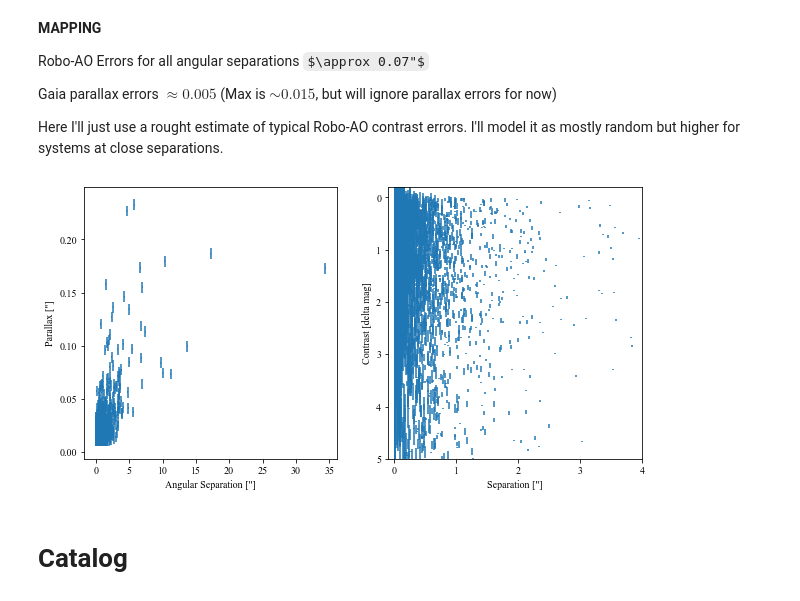
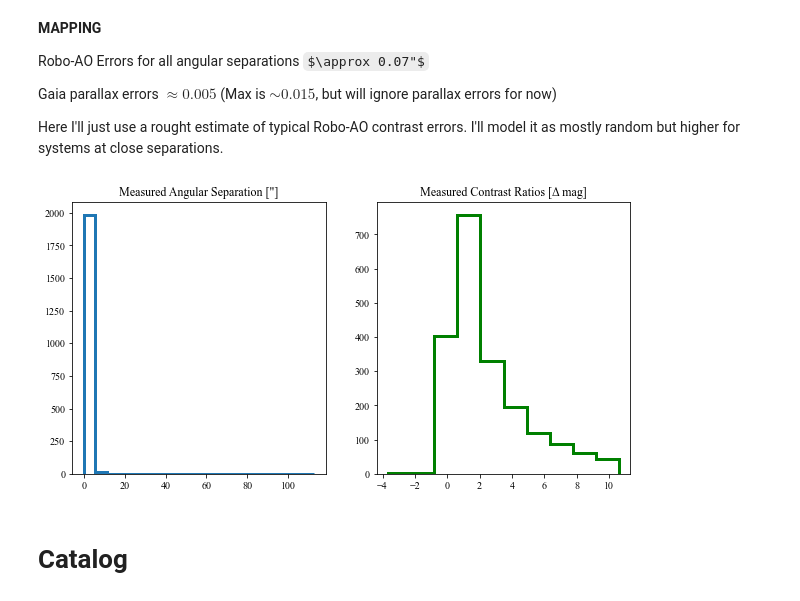
Before and after one commit to phys201/multstars, a Jupyter notebook: hierarchical_model_steps.ipynb, the cells around one changed output. Cells and saved outputs as stored; diff of their text form; code cells hidden in the pictures; some formulas as TeX source.

```diff
--- a/hierarchical_model_steps.ipynb
+++ b/hierarchical_model_steps.ipynb
@@ -102,25 +127,3 @@ Robo-AO Errors for all angular separations $\approx 0.07"$
 Gaia parallax errors $\approx 0.005$ (Max is $\sim 0.015$, but will ignore parallax errors for now)
 
 Here I'll just use a rought estimate of typical Robo-AO contrast errors. I'll model it as mostly random but higher for systems at close separations.
-# %%
-# Separations
-sep_ang_e = 0.07
-dist_parallax_e = 0.005
-
-# Contrasts
-cr_err = np.random.random_sample((len(contrast_ratios),))/10
-cr_err = (cr_err/(sep_angular))*np.random.random()
-
-fig = plt.figure(figsize=(10, 5))
-
-plt.subplot(121)
-plt.errorbar(sep_angular, dist_parallax, xerr=sep_ang_e, yerr=dist_parallax_e, ls='none')
-plt.xlabel('Angular Separation ["]')
-plt.ylabel('Parallax ["]');
-
-plt.subplot(122)
-plt.errorbar(sep_angular, contrast_ratios, yerr=cr_err, ls='none')
-plt.ylim(5, -0.2); plt.xlim(-0.1, 4)
-plt.xlabel('Separation ["]'); plt.ylabel('Contrast [delta mag]');
-# %% [output]
-[figure, removed]
@@ -127,3 +144,16 @@ plt.xlabel('Separation ["]'); plt.ylabel('Contrast [delta mag]');
+# %%
+# Look at distributions of measured parameters
+fig = plt.figure(figsize=(10, 5))
+
+plt.subplot(121)
+plt.hist(sep_measured, bins=20, histtype='step', linewidth=3)
+plt.title('Measured Angular Separation ["]');
+
+plt.subplot(122)
+plt.title(u'Measured Contrast Ratios [Δ mag]')
+plt.hist(cr_measured, histtype='step', color='g', linewidth=3);
+# %% [output]
+[figure, added]
 # %% [markdown]
 # Catalog
 # %% [markdown]
```
Also changed, not shown: parts of 16 cells of this notebook.
